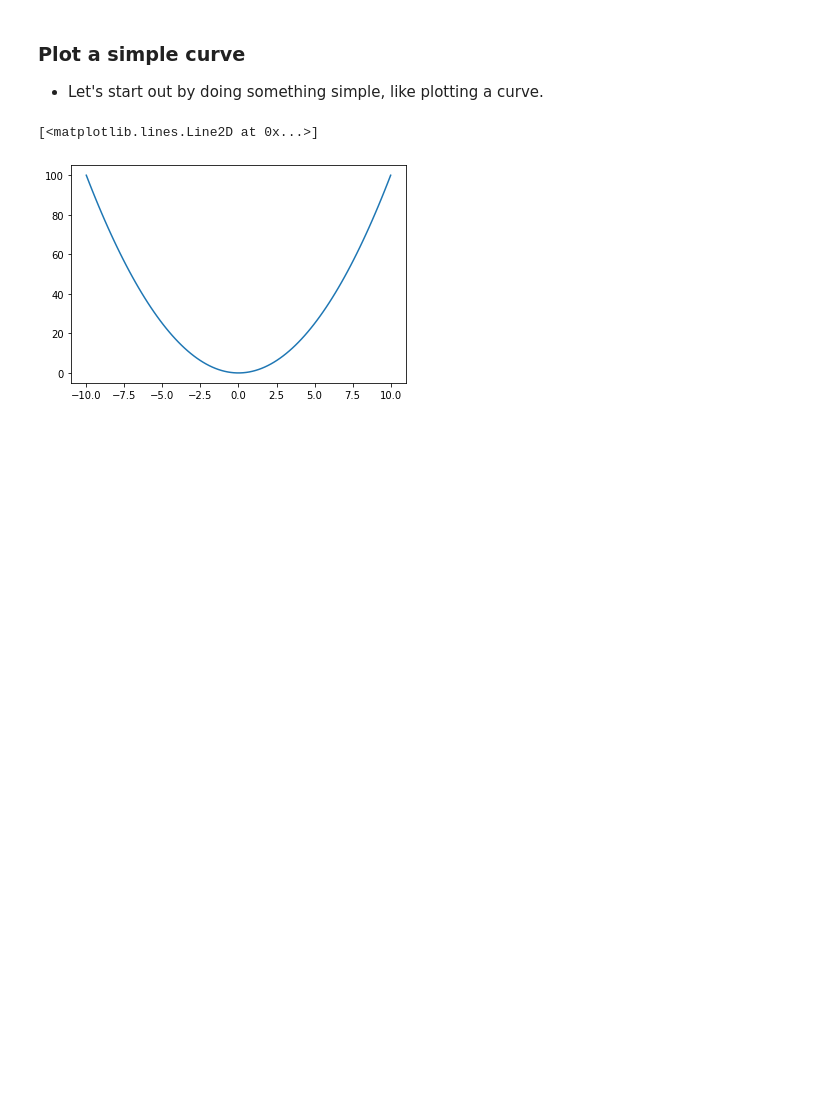
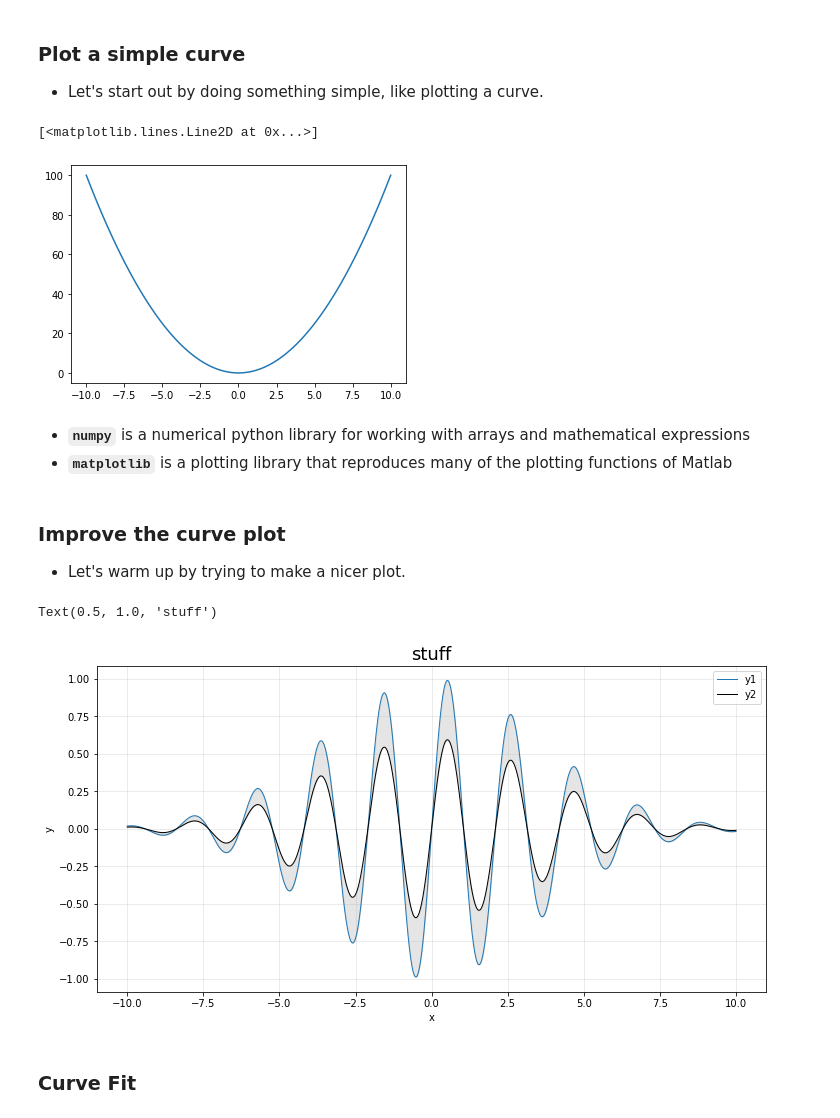
Before and after one commit to halldm2000/NOAA-AI-2020-TUTORIAL, a Jupyter notebook: Page2.ipynb, the cells around one changed output. Drawn from its saved outputs; the diff is of its cells as text; code cells hidden in the pictures; blank space fills up the shorter version.

```diff
--- a/Page2.ipynb
+++ b/Page2.ipynb
@@ -13,3 +13,29 @@ plt.plot(x,y)
 # %% [output]
 [<matplotlib.lines.Line2D at 0x...>]
 [figure]
+# %% [markdown]
+- **`numpy`** is a numerical python library for working with arrays and mathematical expressions
+- **`matplotlib`** is a plotting library that reproduces many of the plotting functions of Matlab
+# %% [markdown]
+### Improve the curve plot
+- Let's warm up by trying to make a nicer plot.
+# %%
+import numpy as np
+import matplotlib.pyplot as plt
+x = np.linspace(-10,10,1000)
+y1 = np.sin(3*x)*np.exp(-x**2/(5)**2)
+y2 = 0.6*y1
+fig = plt.figure(figsize=(12,6))
+plt.fill_between(x,y1,y2,color='k',alpha=0.1)
+plt.plot(x,y1,'-', linewidth=1, label='y1')
+plt.plot(x,y2,'-', linewidth=1,color='k',label='y2')
+plt.xlabel('x')
+plt.ylabel('y')
+plt.grid(True,alpha=0.3)
+plt.legend()
+plt.title('stuff',fontsize=18)
+# %% [output]
+Text(0.5, 1.0, 'stuff')
+[figure, added]
+# %% [markdown]
+### Curve Fit
```
Also changed, not shown: parts of 1 cell of this notebook.
